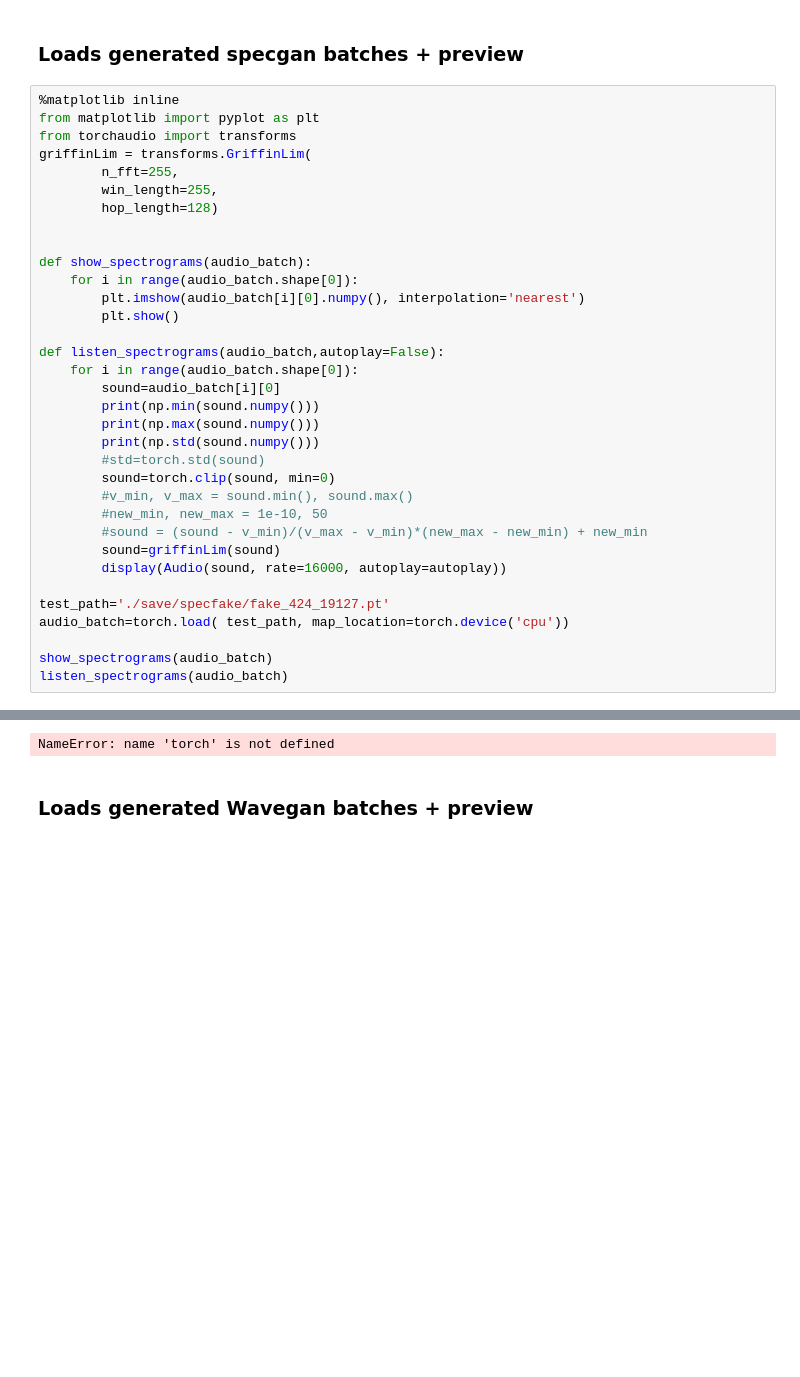
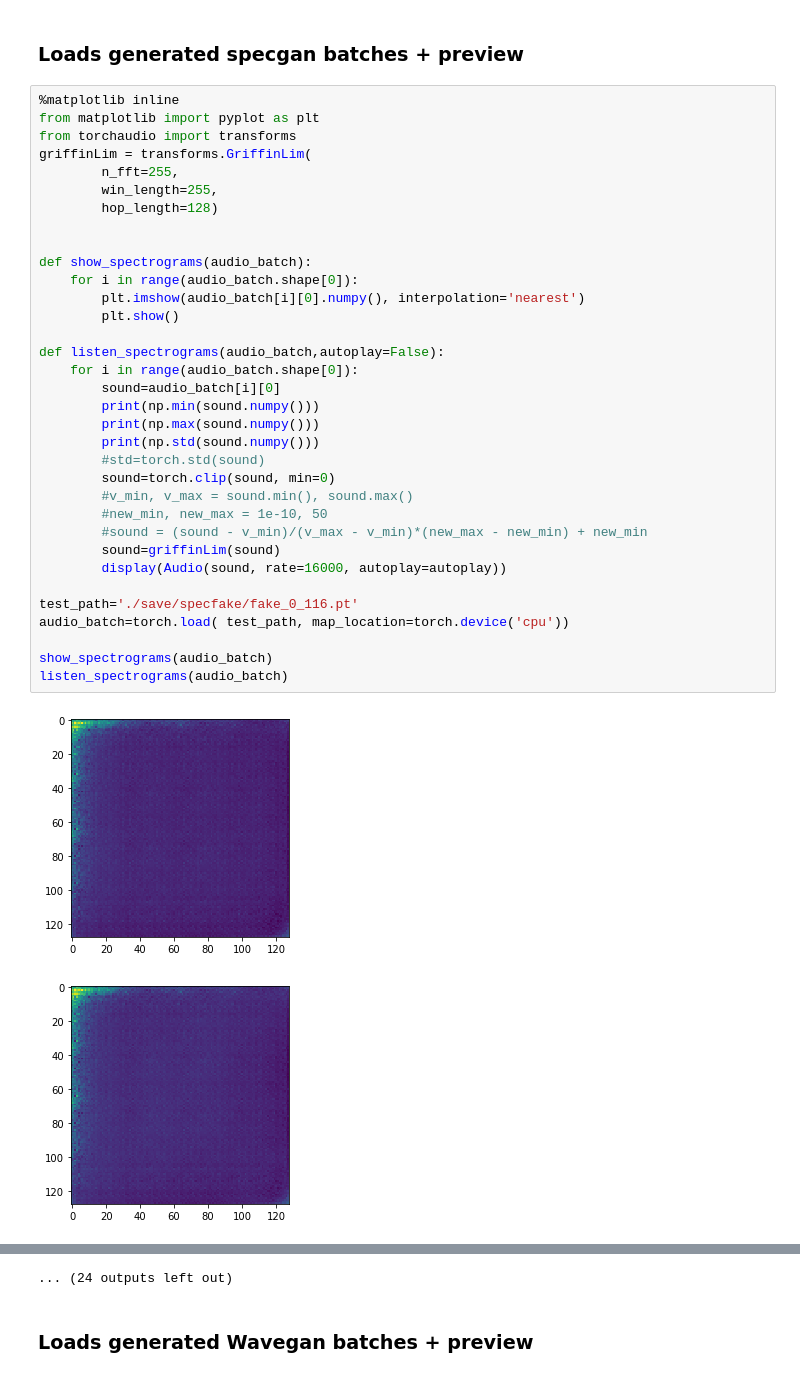
Before and after one commit to ecbme6040/e6691-2022spring-project-WAVE-an3078-bmh2168-gs3160, a Jupyter notebook: Load audio batch.ipynb, the cells around one changed output, grey strips where cells are left out. Cells and saved outputs as stored; diff of their text form; blank space fills up the shorter version.

```diff
--- a/Load audio batch.ipynb
+++ b/Load audio batch.ipynb
@@ -14,31 +14,33 @@ from torchaudio import transforms
 griffinLim = transforms.GriffinLim(
         n_fft=255,
         win_length=255,
         hop_length=128)
 
 
 def show_spectrograms(audio_batch):
     for i in range(audio_batch.shape[0]):
         plt.imshow(audio_batch[i][0].numpy(), interpolation='nearest')
         plt.show()
 
 def listen_spectrograms(audio_batch,autoplay=False):
     for i in range(audio_batch.shape[0]):
         sound=audio_batch[i][0]
         print(np.min(sound.numpy()))
         print(np.max(sound.numpy()))
         print(np.std(sound.numpy()))
         #std=torch.std(sound)
         sound=torch.clip(sound, min=0)
         #v_min, v_max = sound.min(), sound.max()
         #new_min, new_max = 1e-10, 50
         #sound = (sound - v_min)/(v_max - v_min)*(new_max - new_min) + new_min
         sound=griffinLim(sound)
         display(Audio(sound, rate=16000, autoplay=autoplay))
 
-test_path='./save/specfake/fake_424_19127.pt'
+test_path='./save/specfake/fake_0_116.pt'
 audio_batch=torch.load( test_path, map_location=torch.device('cpu'))
 
 show_spectrograms(audio_batch)
 listen_spectrograms(audio_batch)
 # %% [output]
+[figure, added]
+[figure, added]
@@ -45,4 +57,4 @@ listen_spectrograms(audio_batch)
-NameError: name 'torch' is not defined
+... (24 outputs left out)
 # %% [markdown]
 ### Loads generated Wavegan batches + preview
 # %%
```
Also changed, not shown: parts of 1 cell of this notebook, 1 other file.
